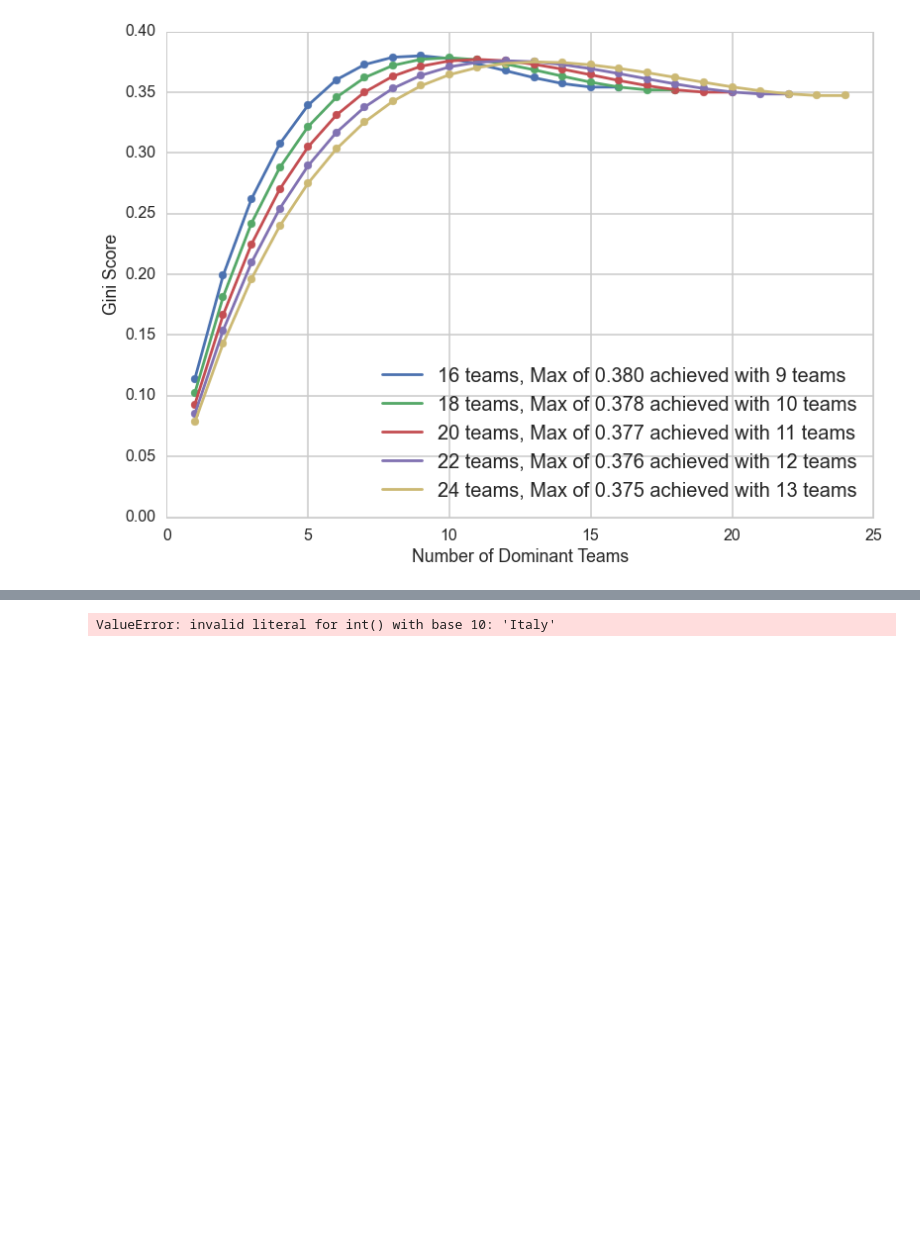
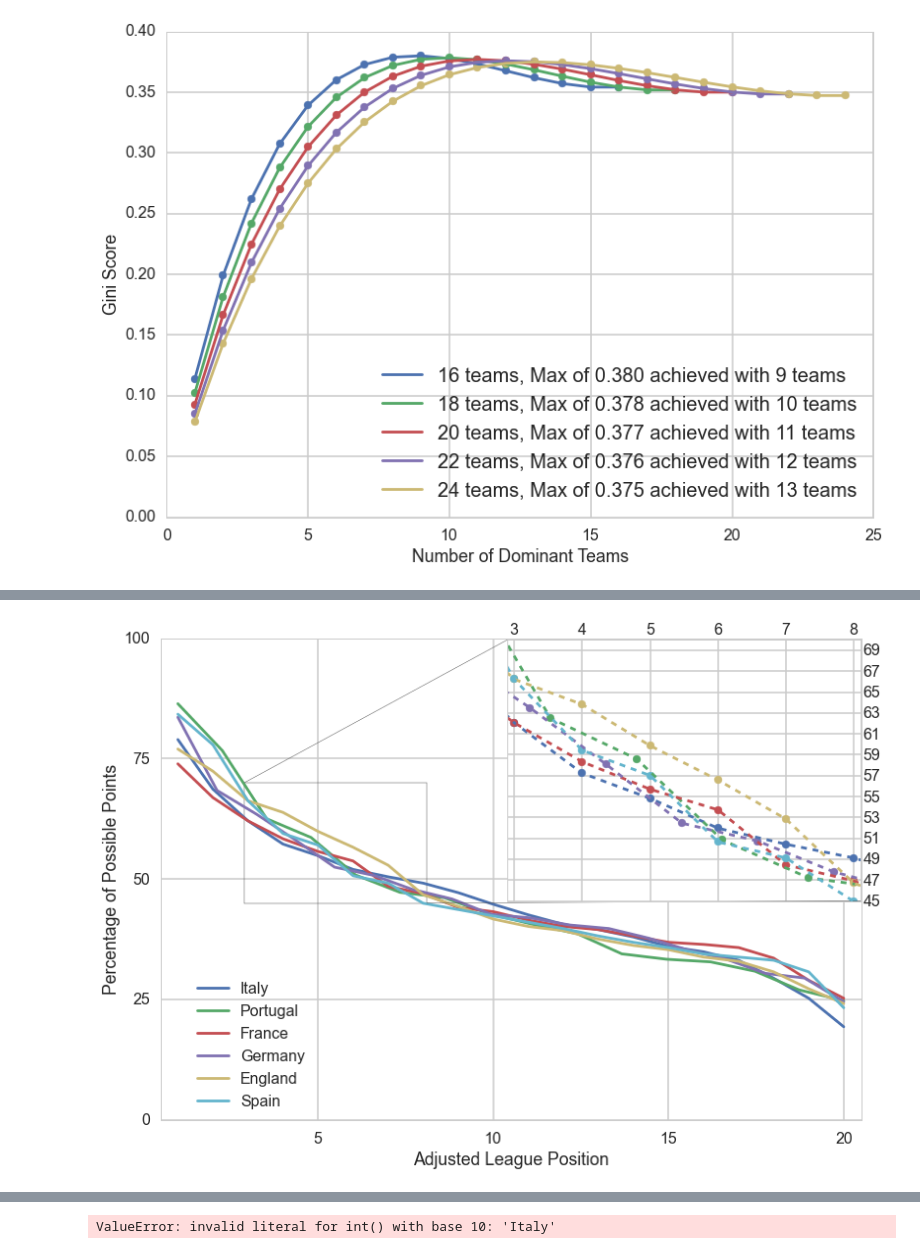
Before and after one commit to harvardsports/data, a Jupyter notebook: soccer-tables/EPL Parity Part 2.ipynb, the cells around one changed output, grey strips where cells are left out. Saved outputs shown, nothing was run; the diff lists cells and outputs as text; code cells hidden in the pictures; blank space fills up the shorter version.

```diff
--- a/soccer-tables/EPL Parity Part 2.ipynb
+++ b/soccer-tables/EPL Parity Part 2.ipynb
@@ -474,0 +288,4 @@ OLS Regression Results
+# %%
+for k, v in d_.iteritems():
+    lm = smf.ols(formula='Year ~ Gini', data=v).fit()
+    print k, lm.summary(), '\n\n\n'
@@ -474,0 +310,48 @@ OLS Regression Results
+# %%
+def get_index_inator(d_, n):
+    # Mom Phineas and Ferb are making a title sequence
+    d_len = {}
+    for k, v in d_.iteritems():
+        v['n'] = v.apply(lambda row : len(row.Raw_Data), axis = 1)
+        for g, g_ in itertools.groupby(reversed(v['n'])):
+            if len(list(g_))>=n:
+                d_len[k] = g
+                break
+        vals = v[v.n == d_len[k]].index.tolist()[-n:]
+        d_len[k] = (d_len[k], v[vals[0]:vals[0]+n])
+    return d_len
+# %%
+fig, ax = plt.subplots()
+n = 4
+colors = sns.color_palette()
+#plt.figure(figsize=(10, 10))
+for c, (k, v) in zip(colors, get_index_inator(d_, n).iteritems()):
+    test_, pos, std, mean, = positionate(*v)
+    #print k, mean
+    plt.plot(pos, mean, color=c, linestyle='-', label = k)
+    #plt.fill_between(pos, mean-std, mean+std, color=c, alpha=.3)
+    plt.xlim([0.5,20.5])
+    plt.ylim([0,100]);
+    plt.xlabel('Adjusted League Position')
+    plt.ylabel('Percentage of Possible Points')
+    plt.yticks(range(0,101,25))
+plt.legend(frameon=False, loc = 3, bbox_to_anchor=(0.15, 0.12), bbox_transform=ax.figure.transFigure);
+
+
+axins2 = inset_axes(ax, 5, 3.7, loc=2, bbox_to_anchor=(0.5, 0.91), bbox_transform=ax.figure.transFigure) # no zoom
+for c, (k, v) in zip(colors, get_index_inator(d_, n).iteritems()):
+    test_, pos, std, mean, = positionate(*v)
+    plt.plot(pos, mean, color=c, label = k, linestyle = 'dashed')
+    plt.scatter(pos, mean, color=c, label = k, s = 60)
+    plt.xlim([0.5,20.5])
+    plt.xticks(range(3,9))
+    plt.yticks(range(45,75,2))
+    axins2.xaxis.tick_top()
+    axins2.yaxis.tick_right()
+    axins2.tick_params(direction='in', pad=3)
+    plt.ylim([0,100]);
+axins2.set_xlim(2.9, 8.1) # apply the x-limits
+axins2.set_ylim(45,70)
+mark_inset(ax, axins2, loc1=2, loc2=4, fc="None", ec=".3");
+# %% [output]
+[figure, added]
```
Also changed, not shown: parts of 61 cells of this notebook, 7 other files.
